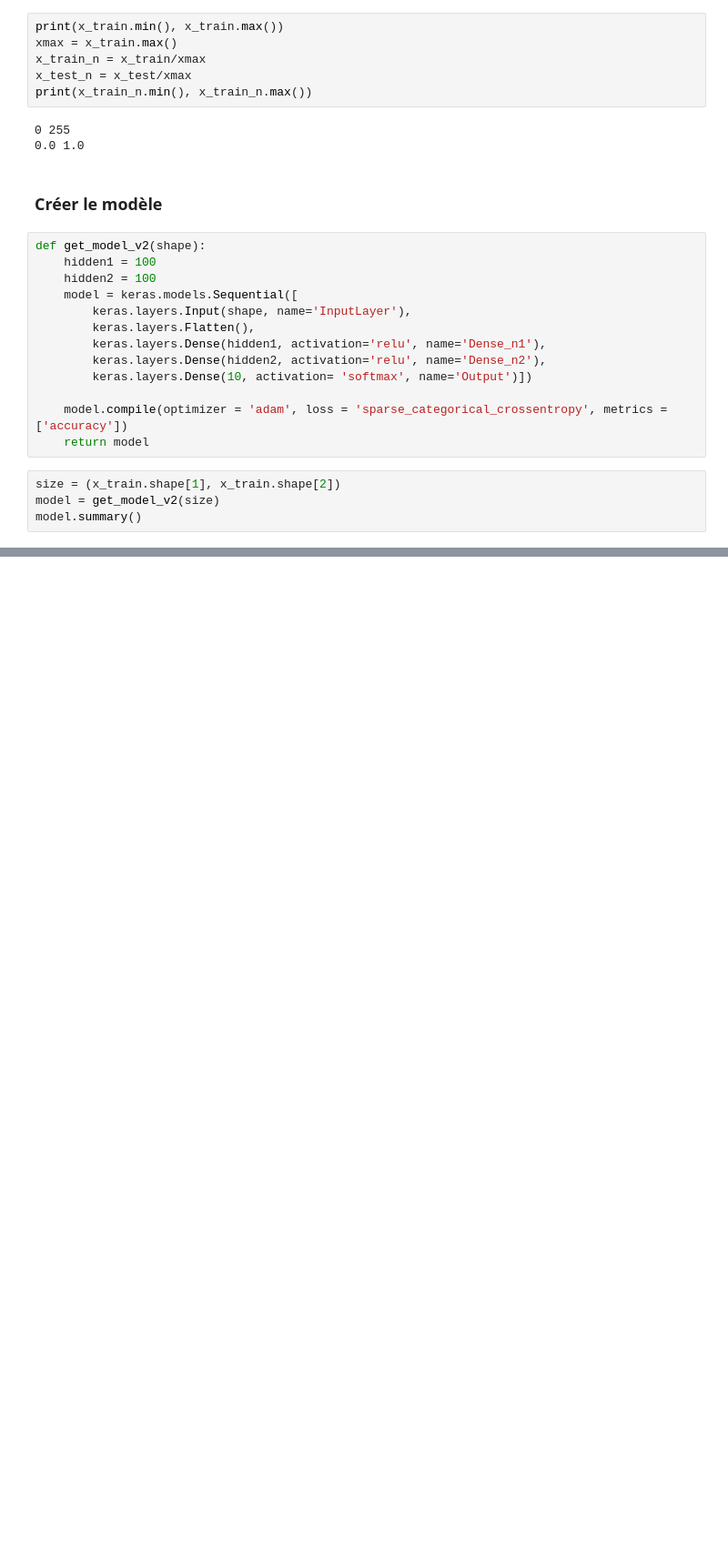
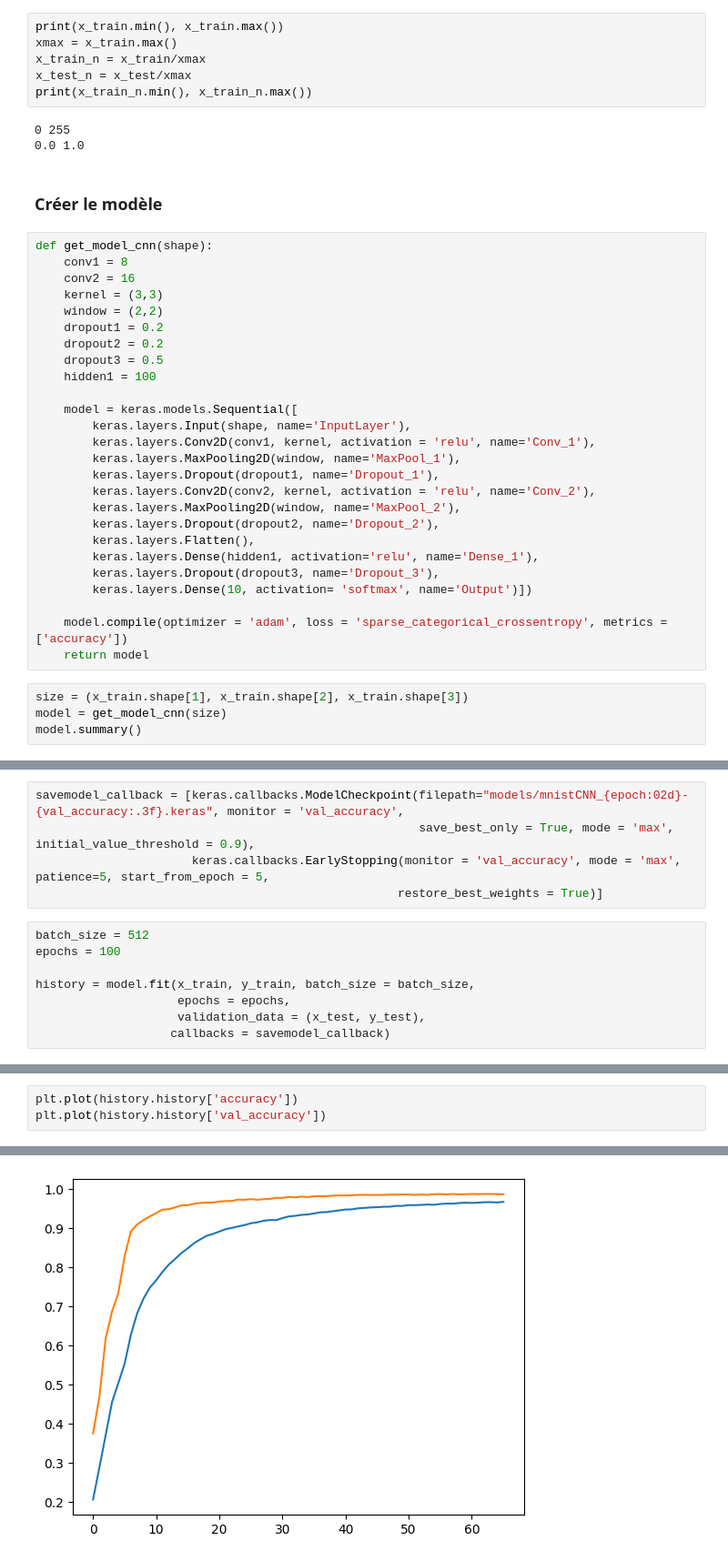
Before and after one commit to csdevignes/MachineLearniaCourse, a Jupyter notebook: FIDLE_training/CNN.ipynb, the cells around one changed output, grey strips where cells are left out. Shown: that part at 91% size. Saved outputs shown, nothing was run; the diff lists cells and outputs as text; blank space fills up the shorter version.

Commit message:
CNN model Fidle

```diff
--- a/FIDLE_training/CNN.ipynb
+++ b/FIDLE_training/CNN.ipynb
@@ -212,20 +95,33 @@ print(x_train_n.min(), x_train_n.max())
 # %% [markdown]
 ### Créer le modèle
 # %%
-def get_model_v2(shape):
+def get_model_cnn(shape):
+    conv1 = 8
+    conv2 = 16
+    kernel = (3,3)
+    window = (2,2)
+    dropout1 = 0.2
+    dropout2 = 0.2
+    dropout3 = 0.5
     hidden1 = 100
-    hidden2 = 100
+
     model = keras.models.Sequential([
         keras.layers.Input(shape, name='InputLayer'),
+        keras.layers.Conv2D(conv1, kernel, activation = 'relu', name='Conv_1'),
+        keras.layers.MaxPooling2D(window, name='MaxPool_1'),
+        keras.layers.Dropout(dropout1, name='Dropout_1'),
+        keras.layers.Conv2D(conv2, kernel, activation = 'relu', name='Conv_2'),
+        keras.layers.MaxPooling2D(window, name='MaxPool_2'),
+        keras.layers.Dropout(dropout2, name='Dropout_2'),
         keras.layers.Flatten(),
-        keras.layers.Dense(hidden1, activation='relu', name='Dense_n1'),
-        keras.layers.Dense(hidden2, activation='relu', name='Dense_n2'),
+        keras.layers.Dense(hidden1, activation='relu', name='Dense_1'),
+        keras.layers.Dropout(dropout3, name='Dropout_3'),
         keras.layers.Dense(10, activation= 'softmax', name='Output')])
 
     model.compile(optimizer = 'adam', loss = 'sparse_categorical_crossentropy', metrics = ['accuracy'])
     return model
 # %%
-size = (x_train.shape[1], x_train.shape[2])
-model = get_model_v2(size)
+size = (x_train.shape[1], x_train.shape[2], x_train.shape[3])
+model = get_model_cnn(size)
 model.summary()
 # %% [output]
@@ -246,0 +151,13 @@ Model: "sequential_1"
+# %%
+savemodel_callback = [keras.callbacks.ModelCheckpoint(filepath="models/mnistCNN_{epoch:02d}-{val_accuracy:.3f}.keras", monitor = 'val_accuracy',
+                                                      save_best_only = True, mode = 'max', initial_value_threshold = 0.9),
+                      keras.callbacks.EarlyStopping(monitor = 'val_accuracy', mode = 'max', patience=5, start_from_epoch = 5,
+                                                   restore_best_weights = True)]
+# %%
+batch_size = 512
+epochs = 100
+
+history = model.fit(x_train, y_train, batch_size = batch_size,
+                    epochs = epochs,
+                    validation_data = (x_test, y_test),
+                   callbacks = savemodel_callback)
@@ -246,0 +182,4 @@ Model: "sequential_1"
+# %%
+plt.plot(history.history['accuracy'])
+plt.plot(history.history['val_accuracy'])
+# %% [output]
@@ -246,0 +187 @@ Model: "sequential_1"
+[figure, added]
```
Also changed, not shown: parts of 32 cells of this notebook, 54 other files.
